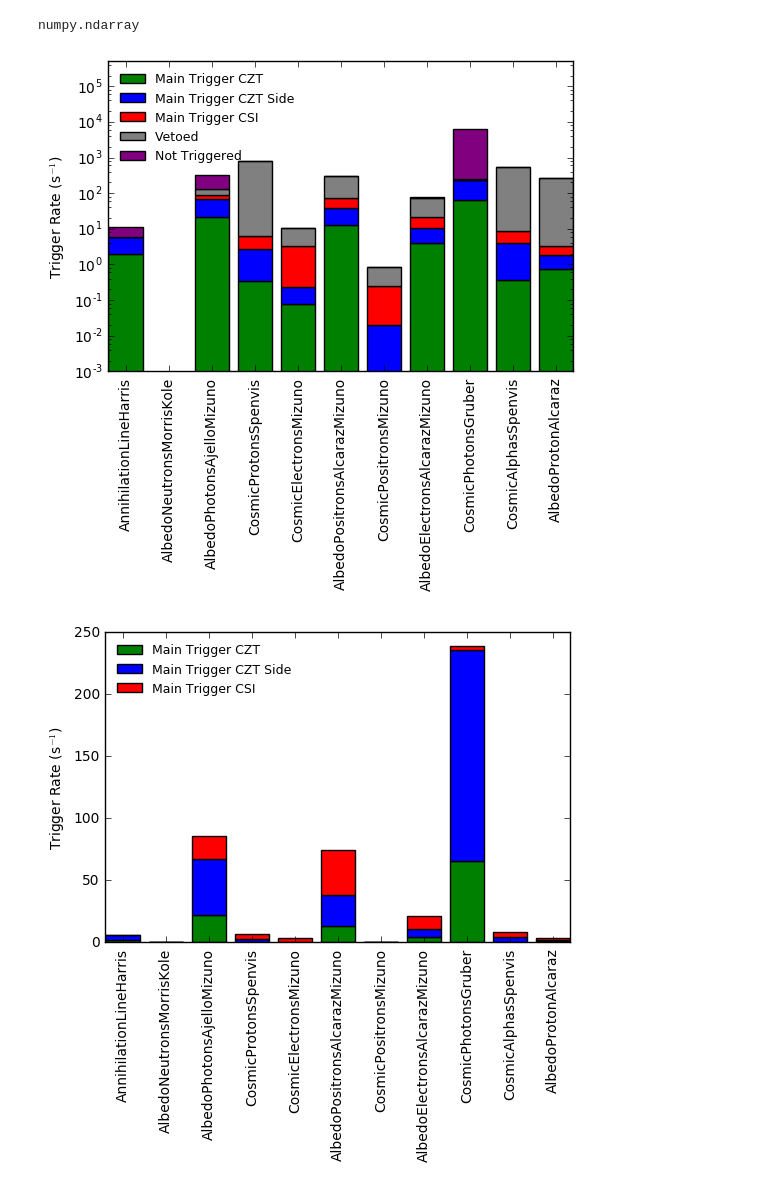
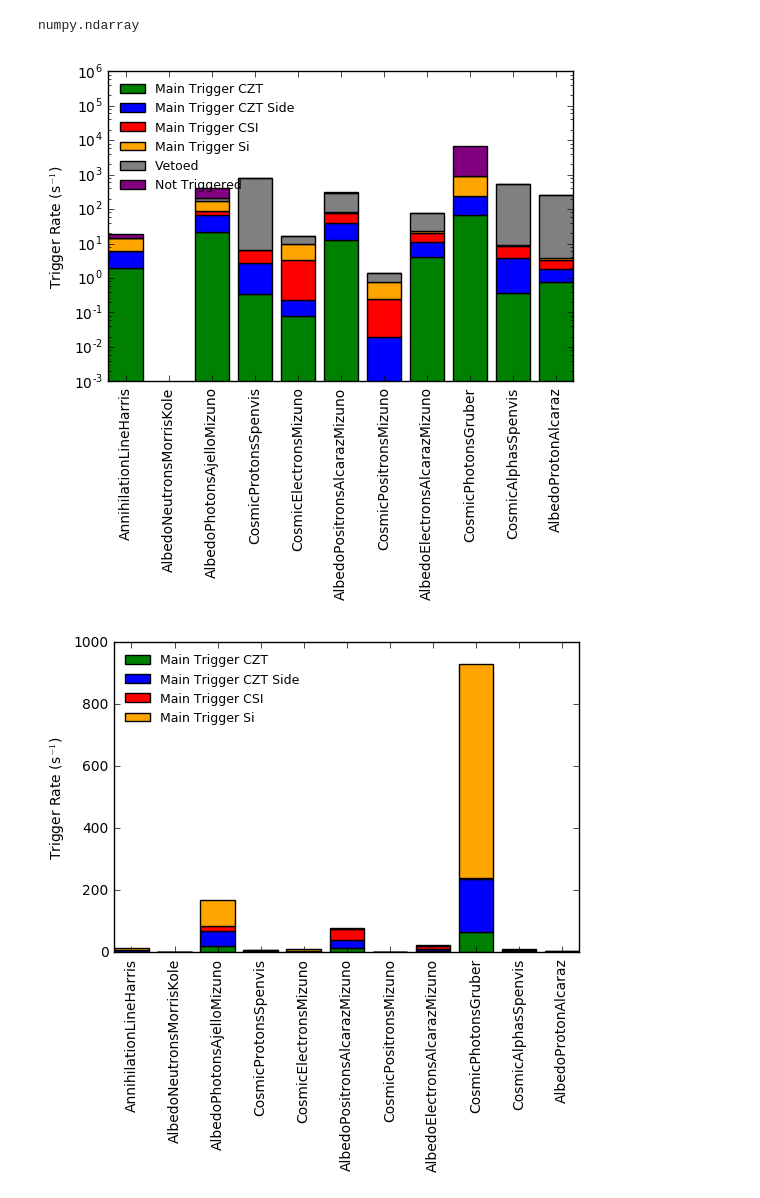
Before and after one commit to ComPair/python, a Jupyter notebook: GetTriggerInfo.ipynb, the cells around one changed output. Saved outputs shown, nothing was run; the diff lists cells and outputs as text; code cells hidden in the pictures.

Commit message:
added Si trigger to plots

```diff
--- a/GetTriggerInfo.ipynb
+++ b/GetTriggerInfo.ipynb
@@ -303,33 +303,35 @@ numpy.ndarray
 # %%
 centers=range(len(bkg['Triggered']))
 
 locs,labels=plot.xticks()
 plot.setp(labels,rotation=90)
 plot.bar(centers,bkg['MainTriggerCZT'],align='center',tick_label=bkg['Component'],label='Main Trigger CZT',color='green')
 plot.bar(centers,bkg['MainTriggerCZTSide'],align='center',tick_label=bkg['Component'],label='Main Trigger CZT Side',bottom=bkg['MainTriggerCZT'],color='blue')
 plot.bar(centers,bkg['MainTriggerCSI'],align='center',tick_label=bkg['Component'],label='Main Trigger CSI',bottom=(bkg['MainTriggerCZT']+bkg['MainTriggerCZTSide']),color='red')
-plot.bar(centers,bkg['Vetoed'],align='center',tick_label=bkg['Component'],label='Vetoed',bottom=(bkg['MainTriggerCZT']+bkg['MainTriggerCZTSide']+bkg['MainTriggerCSI']),color='grey')
-plot.bar(centers,bkg['NotTriggered'],align='center',tick_label=bkg['Component'],label='Not Triggered',bottom=(bkg['MainTriggerCZT']+bkg['MainTriggerCZTSide']+bkg['MainTriggerCSI']+bkg['Vetoed']),color='purple')
+plot.bar(centers,bkg['MainTriggerSi'],align='center',tick_label=bkg['Component'],label='Main Trigger Si',bottom=(bkg['MainTriggerCZT']+bkg['MainTriggerCZTSide']+bkg['MainTriggerCSI']),color='orange')
+plot.bar(centers,bkg['Vetoed'],align='center',tick_label=bkg['Component'],label='Vetoed',bottom=(bkg['MainTriggerCZT']+bkg['MainTriggerCZTSide']+bkg['MainTriggerCSI']+bkg['MainTriggerSi']),color='grey')
+plot.bar(centers,bkg['NotTriggered'],align='center',tick_label=bkg['Component'],label='Not Triggered',bottom=(bkg['MainTriggerCZT']+bkg['MainTriggerCZTSide']+bkg['MainTriggerCSI']+bkg['MainTriggerSi']+bkg['Vetoed']),color='purple')
 
 plot.yscale('log')
 plot.ylabel(r'Trigger Rate (s$^{-1}$)')
-plot.ylim([1e-3,5e5])
+plot.ylim([1e-3,1e6])
 plot.legend(loc='upper left',frameon=False,fontsize=9)
 plot.savefig('plots/background_trigger_rate_log.pdf',bbox_inches='tight')
 
 plot.figure()
 locs,labels=plot.xticks()
 plot.setp(labels,rotation=90)
 plot.bar(centers,bkg['MainTriggerCZT'],align='center',tick_label=bkg['Component'],label='Main Trigger CZT',color='green')
 plot.bar(centers,bkg['MainTriggerCZTSide'],align='center',tick_label=bkg['Component'],label='Main Trigger CZT Side',bottom=bkg['MainTriggerCZT'],color='blue')
 plot.bar(centers,bkg['MainTriggerCSI'],align='center',tick_label=bkg['Component'],label='Main Trigger CSI',bottom=(bkg['MainTriggerCZT']+bkg['MainTriggerCZTSide']),color='red')
+plot.bar(centers,bkg['MainTriggerSi'],align='center',tick_label=bkg['Component'],label='Main Trigger Si',bottom=(bkg['MainTriggerCZT']+bkg['MainTriggerCZTSide']+bkg['MainTriggerCSI']),color='orange')
 #plot.bar(centers,bkg['Vetoed'],align='center',tick_label=bkg['Component'],label='Vetoed',bottom=(bkg['MainTriggerCZT']+bkg['MainTriggerCZTSide']+bkg['MainTriggerCSI']),color='grey')
 #plot.bar(centers,bkg['NotTriggered'],align='center',tick_label=bkg['Component'],label='Not Triggered',bottom=(bkg['MainTriggerCZT']+bkg['MainTriggerCZTSide']+bkg['MainTriggerCSI']+bkg['Vetoed']),color='purple')
 
 plot.ylabel(r'Trigger Rate (s$^{-1}$)')
 plot.legend(loc='upper left',frameon=False,fontsize=9)
 plot.savefig('plots/background_trigger_rate.pdf',bbox_inches='tight')
 plot.show()
 # %% [output]
-[figure, old version]
+[figure, new version]
-[figure, old version]
+[figure, new version]
```
Also changed, not shown: 2 other files.
